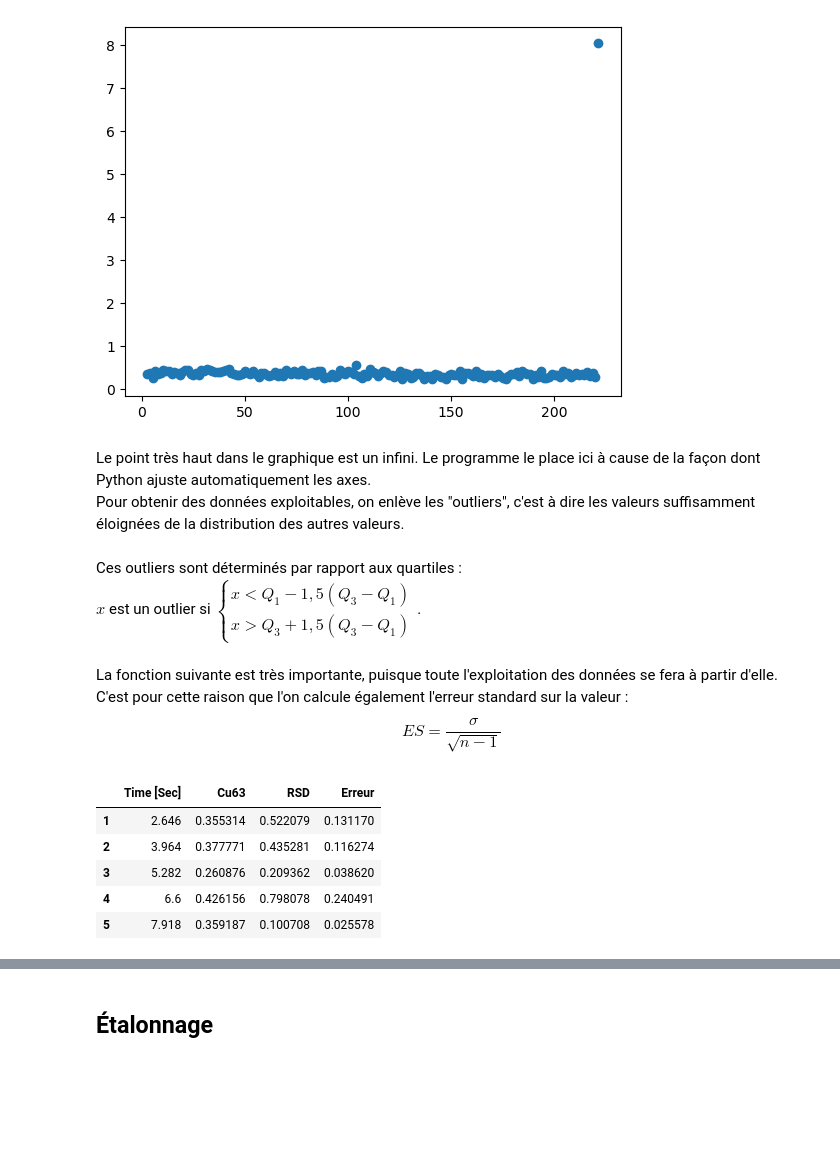
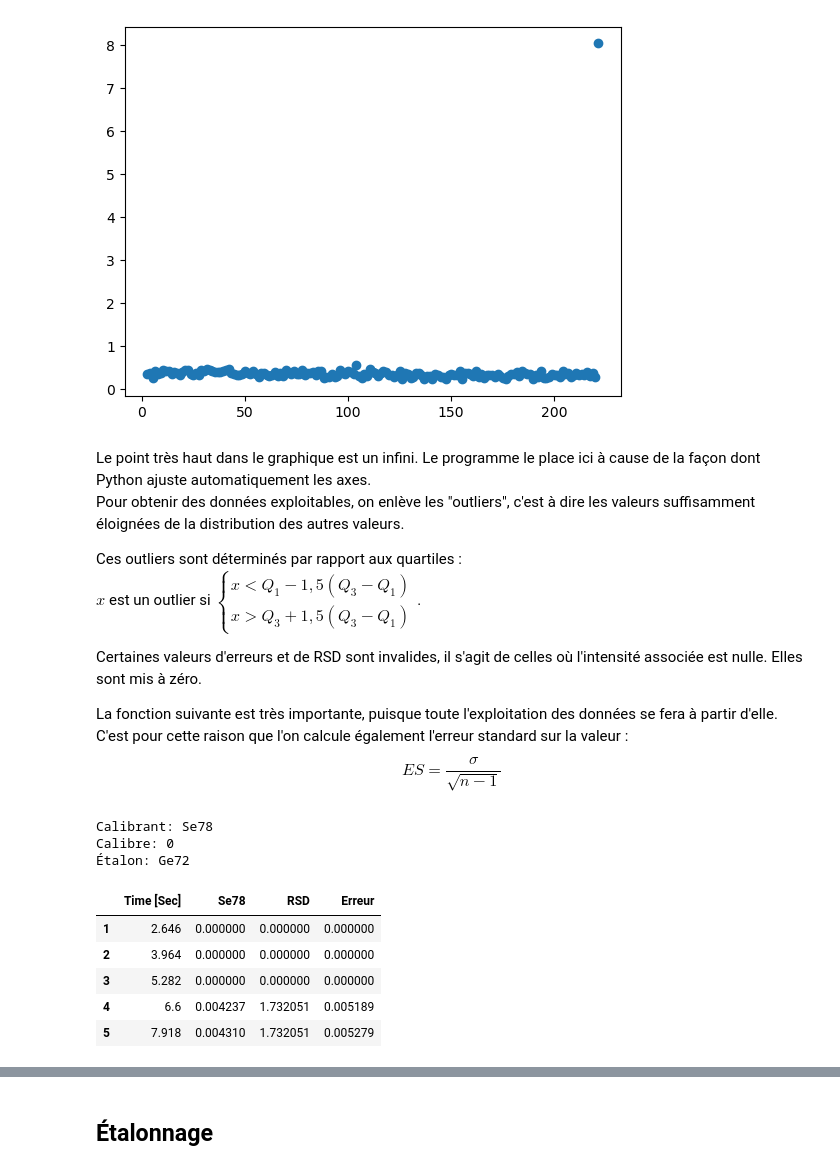
Before and after one commit to ABeague/Projet-Python-LA-ICPMS, a Jupyter notebook: Code Source.ipynb, the cells around one changed output, grey strips where cells are left out. Drawn from its saved outputs; the diff is of its cells as text; code cells hidden in the pictures; blank space fills up the shorter version.

```diff
--- a/Code Source.ipynb
+++ b/Code Source.ipynb
@@ -58,5 +68,10 @@ def get_relative_intensity_df(calibre, etalon):
     df_rel[calibrants] *= 1/3
     return df_rel
 # %%
-get_relative_intensity_df("0", "Ge72")
+calibre = calibres[0] # 0: 0, 1: 2,5 ppm, 2: 10 ppm, 3: 50 ppm, 4: 100 ppm, 5: 300 ppm
+etalon = etalons[0] #0: germanium, 1: rhodium, 2: tellure
+
+print("Calibre: "+calibre)
+print("Étalon: "+etalon)
+get_relative_intensity_df(calibre, etalon)
 # %% [output]
@@ -89,20 +105,30 @@ def get_RSD_df(calibre, etalon):
                 index_col=None,
                 skiprows=3
                 )
+
         # La dataframe est créé lors de la lecture du premier fichier
         if no == "1":
             df_RSD = pd.DataFrame({"Time [Sec]": df_temp["Time [Sec]"]},
                          index=df.index
                          )
-            df_RSD[calibrants] = (df_temp[calibrants].div(df_temp[etalon], axis=0) - get_relative_intensity_df(calibre, etalon)[calibrants]) ** 2
+            df_RSD[calibrants] = (df_temp[calibrants].div(df_temp[etalon], axis=0)
+                                  - get_relative_intensity_df(calibre, etalon)[calibrants]) ** 2
         else:
-            df_RSD[calibrants] += (df_temp[calibrants].div(df_temp[etalon], axis=0) - get_relative_intensity_df(calibre, etalon)[calibrants]) ** 2
+            df_RSD[calibrants] += (df_temp[calibrants].div(df_temp[etalon], axis=0)
+                                   - get_relative_intensity_df(calibre, etalon)[calibrants]) ** 2
+
     #On divise par 3 et on prend la racine carrée pour obtenir l'écart-type
     df_RSD[calibrants] *= 1/2
     df_RSD[calibrants] **= 1/2
+
     #On divise par la moyenne pour obtenir le RSD
     df_RSD[calibrants] =  df_RSD[calibrants].div(get_relative_intensity_df(calibre, etalon)[calibrants], axis=0)
     return df_RSD
 # %%
-get_RSD_df("0", "Ge72").head()
+calibre = calibres[0] # 0: 0, 1: 2,5 ppm, 2: 10 ppm, 3: 50 ppm, 4: 100 ppm, 5: 300 ppm
+etalon = etalons[0] #0: germanium, 1: rhodium, 2: tellure
+
+print("Calibre: "+calibre)
+print("Étalon: "+etalon)
+get_RSD_df(calibre, etalon).head()
 # %% [output]
@@ -126,13 +154,15 @@ plt.scatter(x,y)
 [figure]
 # %% [markdown]
 Le point très haut dans le graphique est un infini. Le programme le place ici à cause de la façon dont Python ajuste automatiquement les axes.<br> Pour obtenir des données exploitables, on enlève les "outliers", c'est à dire les valeurs suffisamment éloignées de la distribution des autres valeurs.
+
+Ces outliers sont déterminés par rapport aux quartiles :<br>
+$x$ est un outlier si $\begin{cases} x<Q_{1}-1,5(Q_{3}-Q_{1}) \\ x>Q_{3}+1,5(Q_{3}-Q_{1}) \end{cases}$.
+
+Certaines valeurs d'erreurs et de RSD sont invalides, il s'agit de celles où l'intensité associée est nulle. Elles sont mis à zéro.
+
+La fonction suivante est très importante, puisque toute l'exploitation des données se fera à partir d'elle.<br>
+C'est pour cette raison que l'on calcule également l'erreur standard sur la valeur :
+$$ ES=\frac{\sigma}{\sqrt{n-1}} $$
-# %% [markdown]
-Ces outliers sont déterminés par rapport aux quartiles :<br>
-$x$ est un outlier si $\begin{cases} x<Q_{1}-1,5(Q_{3}-Q_{1}) \\ x>Q_{3}+1,5(Q_{3}-Q_{1}) \end{cases}$.
-# %% [markdown]
-La fonction suivante est très importante, puisque toute l'exploitation des données se fera à partir d'elle.<br>
-C'est pour cette raison que l'on calcule également l'erreur standard sur la valeur :
-$$ ES=\frac{\sigma}{\sqrt{n-1}} $$
 # %%
 def get_clean_intensity_df(calibrant, calibre, etalon):
     data = get_relative_intensity_df(calibre, etalon)[["Time [Sec]", calibrant]]
@@ -144,24 +174,37 @@ def get_clean_intensity_df(calibrant, calibre, etalon):
     Q3 = data[calibrant].quantile(0.75)
 
     #Outliers
-    quartile_gap = Q3 - Q1
-    outlier_max = Q3 + 1.5 * quartile_gap
-    outlier_min = Q1 - 1.5 * quartile_gap
+    outlier_max = Q3 + 1.5 * (Q3 - Q1)
+    outlier_min = Q1 - 1.5 * (Q3 - Q1)
 
     #Suppression des outliers
     data.drop(index=[0, 167], inplace=True)
     data_clean = data[(data[calibrant] < outlier_max) & (data[calibrant] > outlier_min)]
 
+    #Mise à zéro des RSD et erreurs pour les valeurs d'intensité nulles
+    is_zero = data_clean[calibrant] == 0.0
+    data_clean.loc[is_zero,["Erreur", "RSD"]] = 0
+
     return data_clean
 # %%
-get_clean_intensity_df("Cu63", "0", "Ge72").head()
+calibre = calibres[0] # 0: 0, 1: 2,5 ppm, 2: 10 ppm, 3: 50 ppm, 4: 100 ppm, 5: 300 ppm
+calibrant = calibrants[5] # 0: cuivre, 1: zinc, 2: platine, 3: cobalt, 4: nickel, 5: sélénium, 6: molybdène, 7: cadmium
+etalon = etalons[0] #0: germanium, 1: rhodium, 2: tellure
+
+print("Calibrant: "+calibrant)
+print("Calibre: "+calibre)
+print("Étalon: "+etalon)
+get_clean_intensity_df(calibrant, calibre, etalon).head()
 # %% [output]
+Calibrant: Se78
+Calibre: 0
+Étalon: Ge72
-|  | Time [Sec] | Cu63 | RSD | Erreur |
-| 1 | 2.646 | 0.355314 | 0.522079 | 0.131170 |
-| 2 | 3.964 | 0.377771 | 0.435281 | 0.116274 |
-| 3 | 5.282 | 0.260876 | 0.209362 | 0.038620 |
-| 4 | 6.6 | 0.426156 | 0.798078 | 0.240491 |
-| 5 | 7.918 | 0.359187 | 0.100708 | 0.025578 |
+|  | Time [Sec] | Se78 | RSD | Erreur |
+| 1 | 2.646 | 0.000000 | 0.000000 | 0.000000 |
+| 2 | 3.964 | 0.000000 | 0.000000 | 0.000000 |
+| 3 | 5.282 | 0.000000 | 0.000000 | 0.000000 |
+| 4 | 6.6 | 0.004237 | 1.732051 | 0.005189 |
+| 5 | 7.918 | 0.004310 | 1.732051 | 0.005279 |
 # %%
 def get_intensity_plot(calibrant, calibre, etalon):
     data = get_clean_intensity_df(calibrant, calibre, etalon)
```
Also changed, not shown: parts of 40 cells of this notebook, 3 other files.
